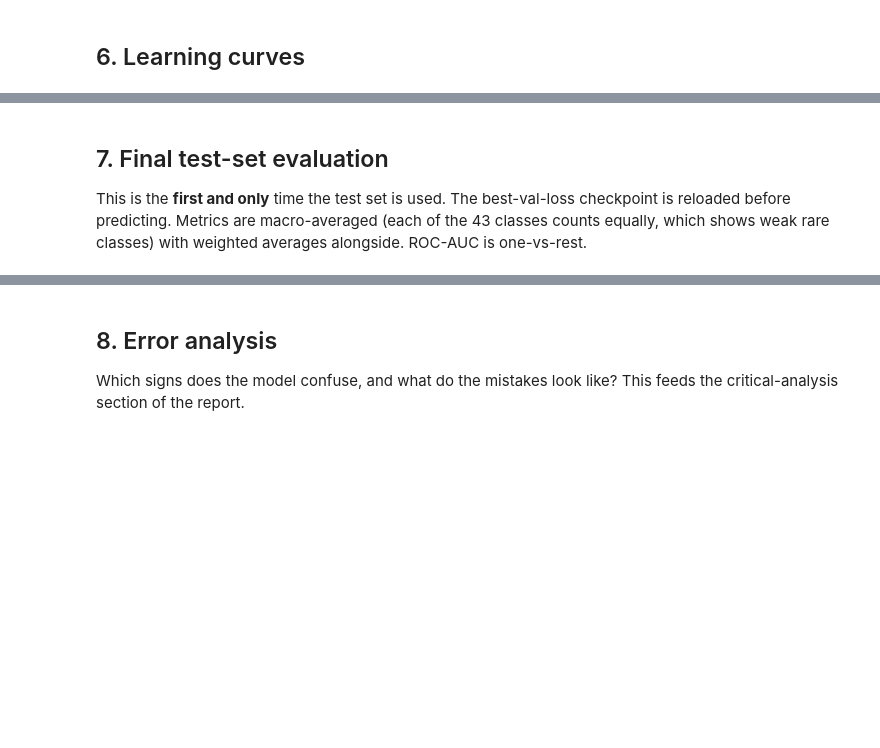
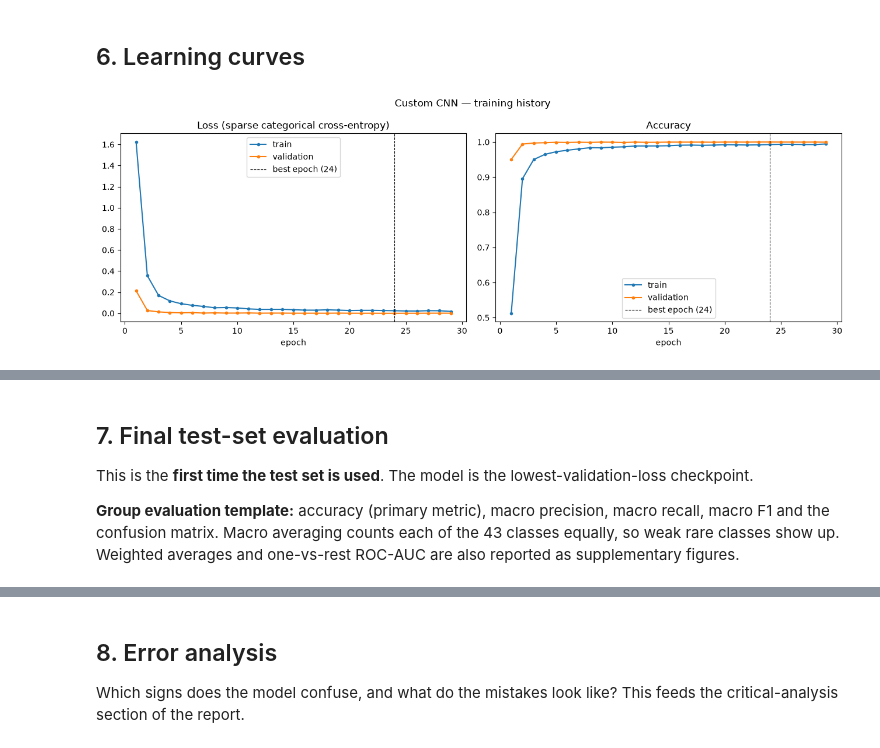
Before and after one commit to AaqibAR/DL_GroupProject, a Jupyter notebook: notebooks/custom_cnn_naweedh.ipynb, the cells around one changed output, grey strips where cells are left out. Drawn from its saved outputs; the diff is of its cells as text; code cells hidden in the pictures; blank space fills up the shorter version.

```diff
--- a/notebooks/custom_cnn_naweedh.ipynb
+++ b/notebooks/custom_cnn_naweedh.ipynb
@@ -414,23 +513,28 @@ print(f"\nTraining time: {train_time_s / 60:.1f} min | epochs run: {len(history)
 # %% [markdown]
 ## 6. Learning curves
 # %%
-fig, axes = plt.subplots(1, 3, figsize=(16, 4.5))
-axes[0].plot(history_df.epoch, history_df.train_loss, label="train")
-axes[0].plot(history_df.epoch, history_df.val_loss, label="validation")
-axes[0].set_title("Loss"); axes[0].set_xlabel("epoch")
-axes[1].plot(history_df.epoch, history_df.train_acc, label="train")
-axes[1].plot(history_df.epoch, history_df.val_acc, label="validation")
-axes[1].set_title("Accuracy"); axes[1].set_xlabel("epoch")
-axes[2].plot(history_df.epoch, history_df.lr, color="gray")
-axes[2].set_yscale("log"); axes[2].set_title("Learning rate"); axes[2].set_xlabel("epoch")
-for ax in axes[:2]:
+best_epoch = train_info["best_epoch"]
+fig, axes = plt.subplots(1, 2, figsize=(13, 4.5))
+axes[0].plot(history_df.epoch, history_df.train_loss, marker=".", label="train")
+axes[0].plot(history_df.epoch, history_df.val_loss, marker=".", label="validation")
+axes[0].set_title("Loss (sparse categorical cross-entropy)")
+axes[1].plot(history_df.epoch, history_df.train_acc, marker=".", label="train")
+axes[1].plot(history_df.epoch, history_df.val_acc, marker=".", label="validation")
+axes[1].set_title("Accuracy")
+for ax in axes:
     ax.axvline(best_epoch, ls="--", c="k", lw=0.8, label=f"best epoch ({best_epoch})")
+    ax.set_xlabel("epoch")
     ax.legend()
 plt.suptitle("Custom CNN — training history")
 plt.tight_layout()
 plt.savefig(RESULTS_DIR / "learning_curves.png", dpi=150)
 plt.show()
 
 best_row = history_df.loc[history_df.epoch == best_epoch].iloc[0]
-print(f"Best epoch {best_epoch}: train acc {best_row.train_acc:.4f}, val acc {best_row.val_acc:.4f}, "
-      f"gap {best_row.train_acc - best_row.val_acc:+.4f}")
+print(f"Best epoch {best_epoch}: train loss {best_row.train_loss:.4f} / val loss {best_row.val_loss:.4f}; "
+      f"train acc {best_row.train_acc:.4f} / val acc {best_row.val_acc:.4f} "
+      f"(gap {best_row.train_acc - best_row.val_acc:+.4f})")
+print("Note: train metrics are measured on augmented images with dropout active, "
+      "val metrics on clean images in eval mode, so val can be higher than train.")
+# %% [output]
+[figure, added]
@@ -437,7 +543,9 @@ print(f"Best epoch {best_epoch}: train acc {best_row.train_acc:.4f}, val acc {be
 # %% [markdown]
 ## 7. Final test-set evaluation
 
-This is the **first and only** time the test set is used. The best-val-loss checkpoint is reloaded before
-predicting. Metrics are macro-averaged (each of the 43 classes counts equally, which shows weak rare classes)
-with weighted averages alongside. ROC-AUC is one-vs-rest.
+This is the **first time the test set is used**. The model is the lowest-validation-loss checkpoint.
+
+**Group evaluation template:** accuracy (primary metric), macro precision, macro recall, macro F1 and
+the confusion matrix. Macro averaging counts each of the 43 classes equally, so weak rare classes show up.
+Weighted averages and one-vs-rest ROC-AUC are also reported as supplementary figures.
 # %%
```
Also changed, not shown: parts of 33 cells of this notebook, 19 other files.
